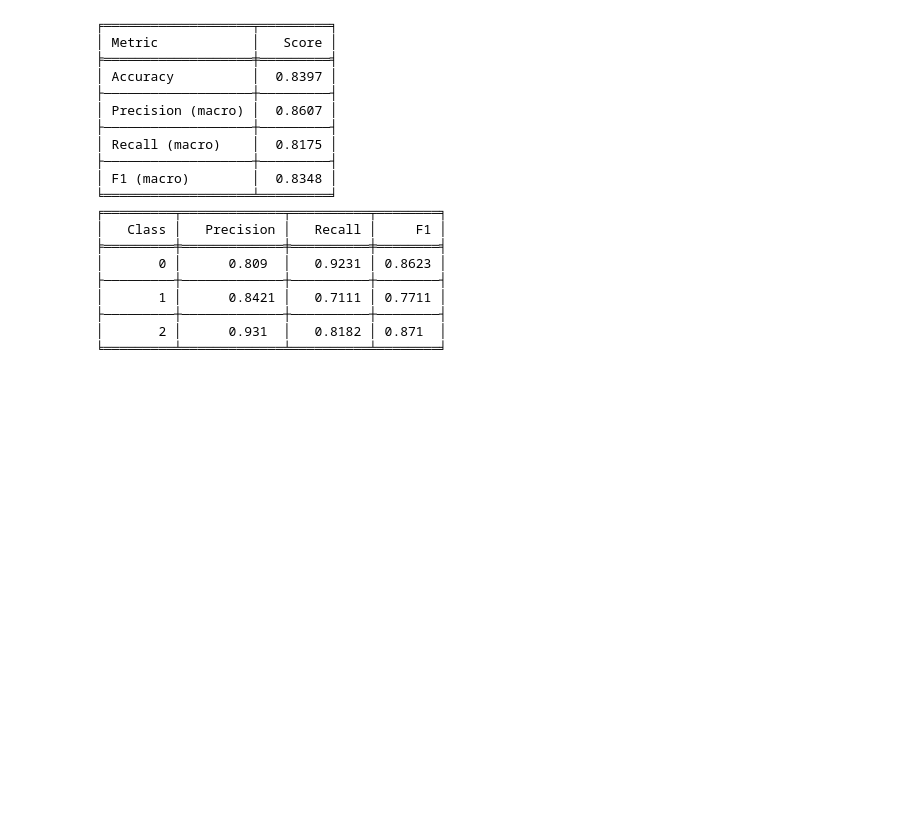
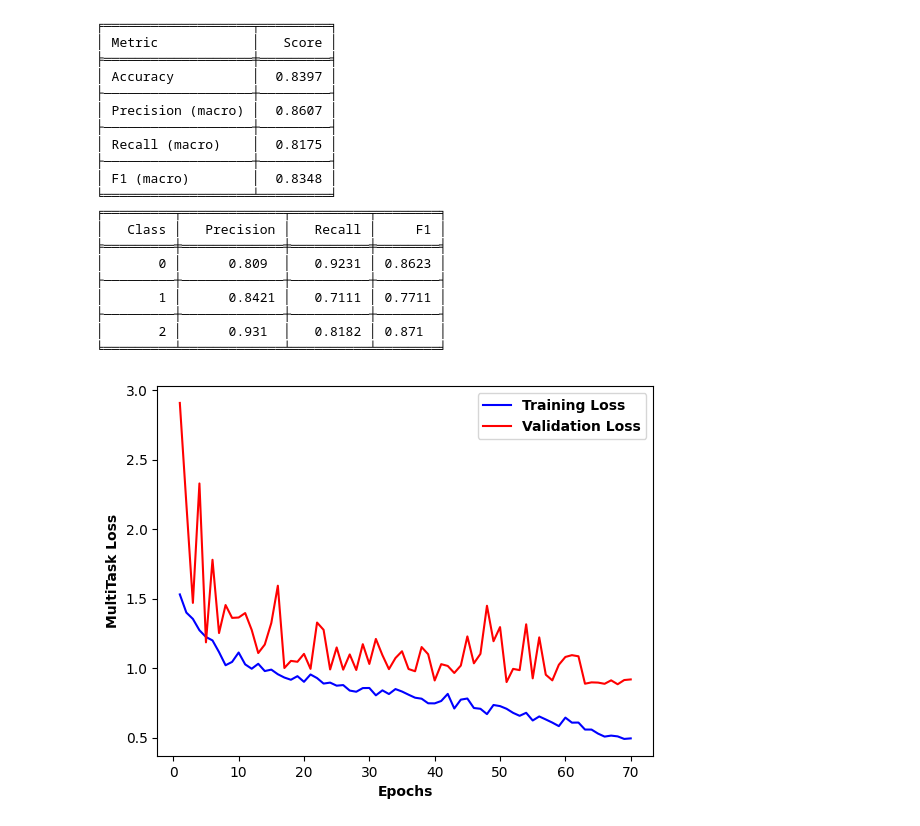
Before and after one commit to Suchit027/Breast-Cancer-Detection, a Jupyter notebook: model/mod.ipynb, the cells around one changed output. Cells and saved outputs as stored; diff of their text form; code cells hidden in the pictures; blank space fills up the shorter version.

```diff
--- a/mod5/mod5.ipynb
+++ b/model/mod.ipynb
@@ -592,3 +592,18 @@ evaluate_metrics(model, test_loader)
 ├─────────┼─────────────┼──────────┼────────┤
 │       2 │      0.931  │   0.8182 │ 0.871  │
 ╘═════════╧═════════════╧══════════╧════════╛
+# %%
+from matplotlib import pyplot as plt
+import pandas as pd
+
+train_loss = pd.read_csv('train_loss.csv', header= None).squeeze().tolist()
+test_loss = pd.read_csv('test_loss.csv', header = None).squeeze().tolist()
+
+plt.plot(range(1, 71), train_loss[: 70], color = 'blue', label = 'Training Loss')
+plt.plot(range(1, 71), test_loss[: 70], color = 'red', label = 'Validation Loss')
+plt.xlabel('Epochs', fontweight = 'bold')
+plt.ylabel('MultiTask Loss', fontweight = 'bold')
+plt.legend(prop={'weight':'bold'})
+plt.show()
+# %% [output]
+[figure, added]
```
Also changed, not shown: 8 other files.
